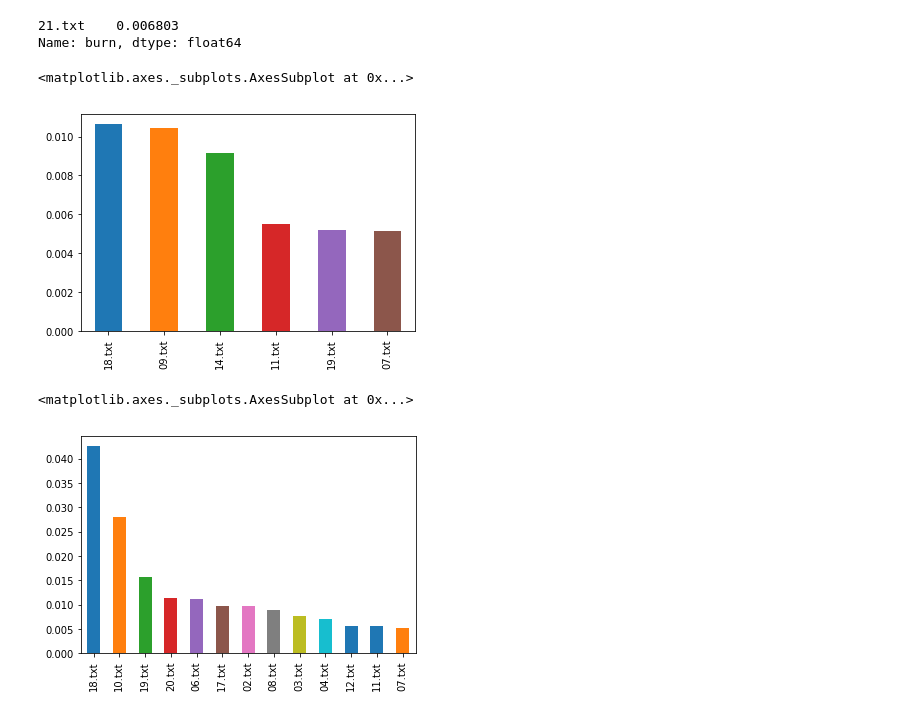
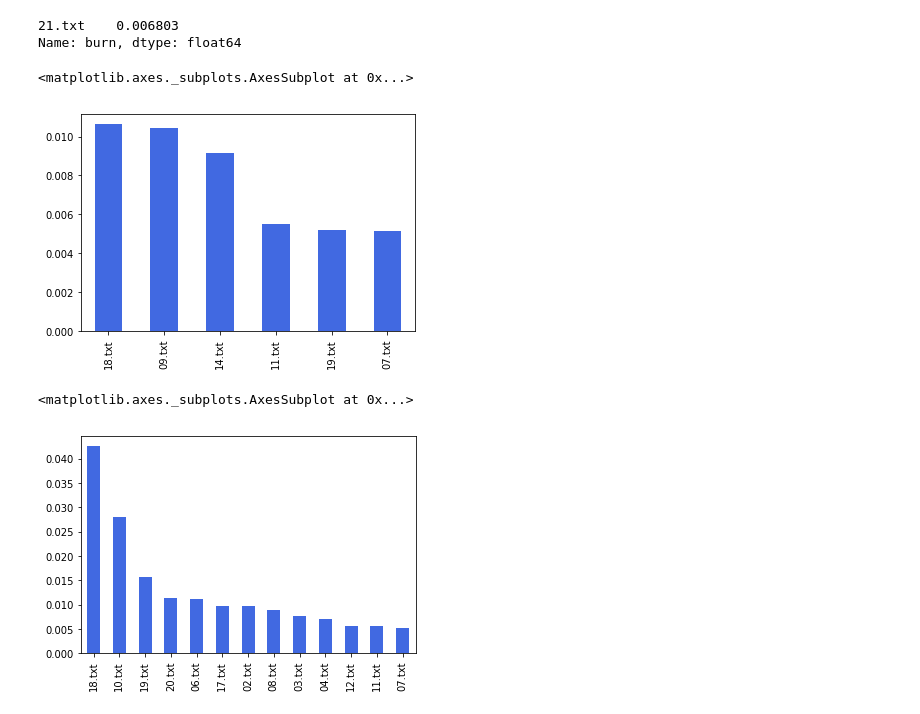
Before and after one commit to intuitivetextmining/intuitivetextmining, a Jupyter notebook: 2.5 - corpus search ordering by word frequency.ipynb, the cells around one changed output. Drawn from its saved outputs; the diff is of its cells as text; code cells hidden in the pictures.

Commit message:
more work on charts

```diff
--- a/2.5 - corpus search ordering by word frequency.ipynb
+++ b/2.5 - corpus search ordering by word frequency.ipynb
@@ -188,18 +177,18 @@ Name: burn, dtype: float64
 # %%
 # do search, results sorted by occurrence
 
 results = frequency_matrix.loc["olive"].sort_values(ascending=False)
 results = results[results>0]
-results.plot(kind="bar")
+results.plot(kind="bar", color='royalblue')
 # %% [output]
 <matplotlib.axes._subplots.AxesSubplot at 0x...>
-[figure, old version]
+[figure, new version]
 # %%
 # do search, results sorted by occurrence
 
 results = frequency_matrix.loc["butter"].sort_values(ascending=False)
 results = results[results>0]
-results.plot(kind="bar")
+results.plot(kind="bar", color='royalblue')
 # %% [output]
 <matplotlib.axes._subplots.AxesSubplot at 0x...>
-[figure, old version]
+[figure, new version]
```
Also changed, not shown: parts of 2 cells of this notebook.
